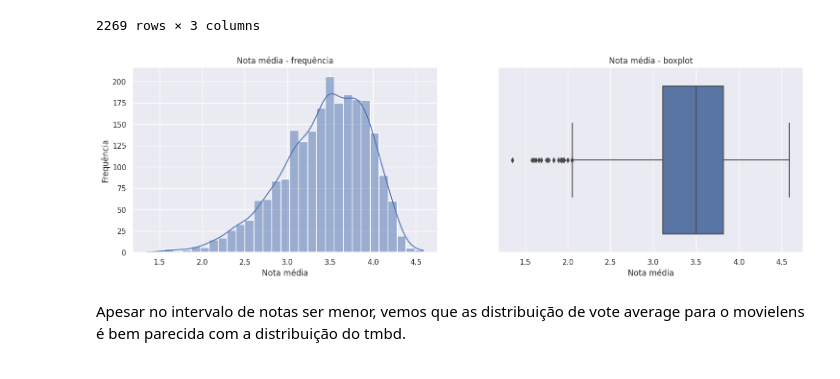
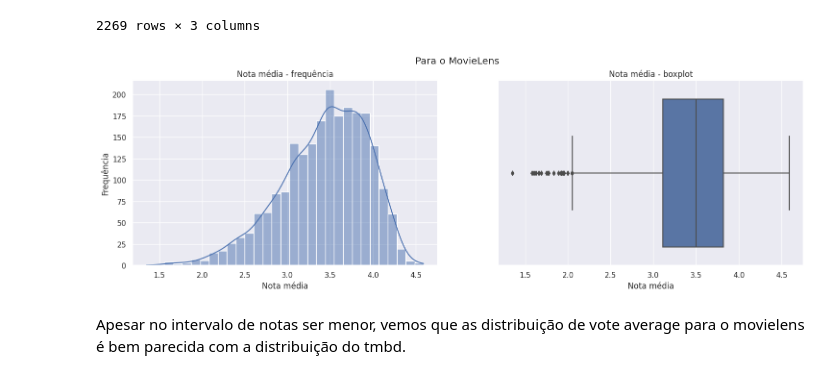
Before and after one commit to math3usvalenca/tmdb-and-movielens---eda-and-statistical-tests, a Jupyter notebook: testes.ipynb, the cells around one changed output. Drawn from its saved outputs; the diff is of its cells as text; code cells hidden in the pictures.

```diff
--- a/testes.ipynb
+++ b/testes.ipynb
@@ -76,20 +76,21 @@ notas_media
 # %%
 fig, axs = plt.subplots(1, 2,figsize=(18, 5))
 
 sns.histplot(notas_media.rating, ax=axs[0], kde=True)
 
 axs[0].set_title('Nota média - frequência')
 axs[0].set(xlabel='Nota média', ylabel='Frequência')
 
 
 sns.boxplot(x = notas_media.rating, ax=axs[1])
 axs[1].set_title('Nota média - boxplot')
 axs[1].set(xlabel='Nota média')
 
+plt.suptitle('Para o MovieLens')
 
 plt.show()
 # %% [output]
-[figure, old version]
+[figure, new version]
 # %% [markdown]
 Apesar no intervalo de notas ser menor, vemos que as distribuição de vote average para o movielens é bem parecida com a distribuição do tmbd.
 # %% [markdown]
```
Also changed, not shown: parts of 3 cells of this notebook, 4 other files.
